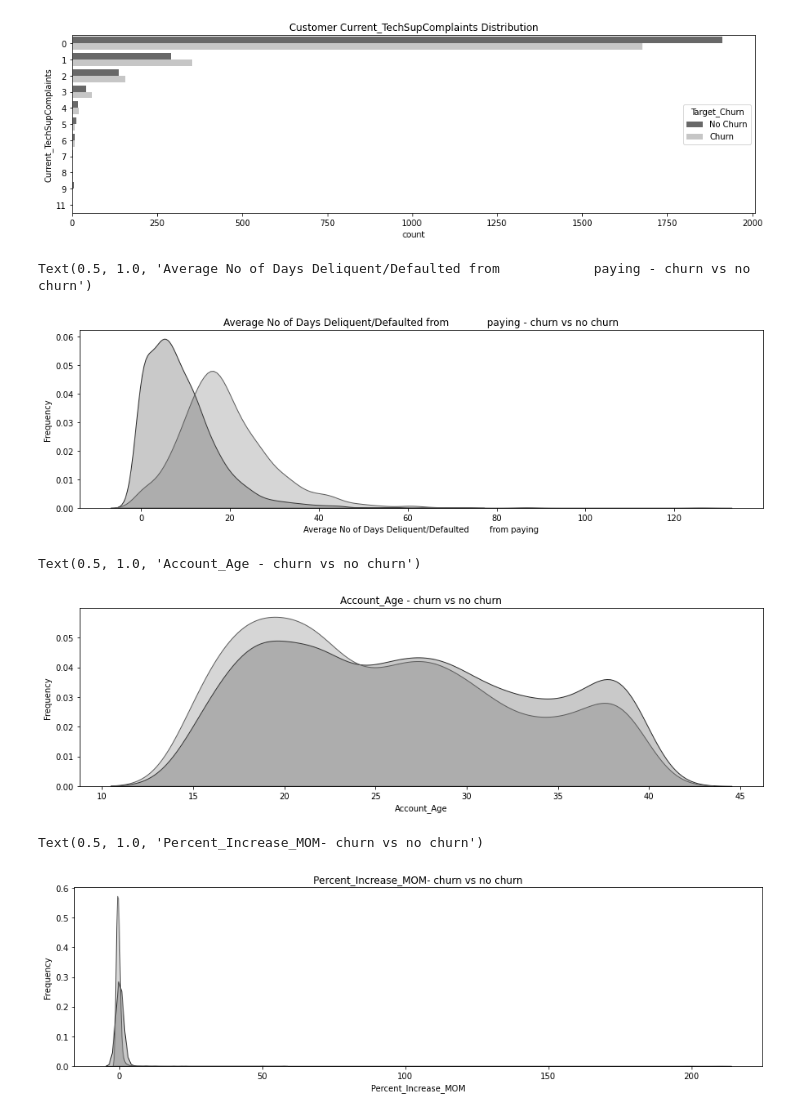
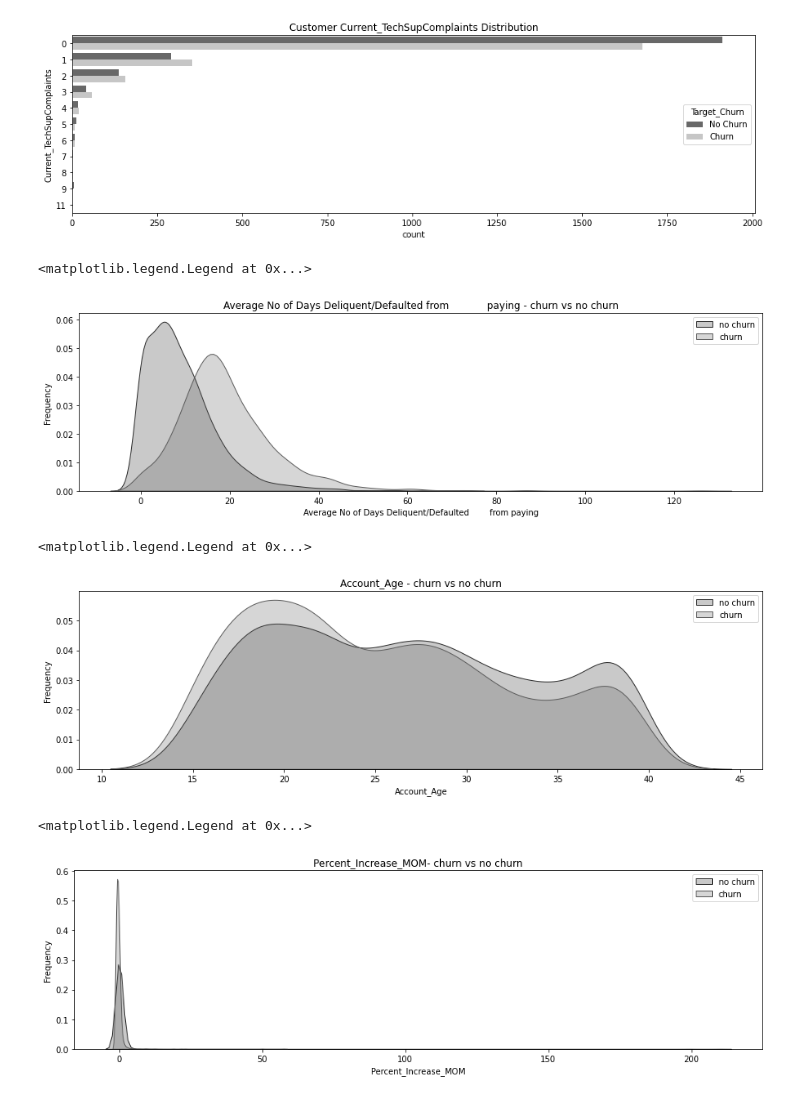
Before and after one commit to PacktPublishing/Data-Science-for-Marketing-Analytics-Second-Edition, a Jupyter notebook: Chapter07/Activity7.01/Activity7.01.ipynb, the cells around one changed output. Drawn from its saved outputs; the diff is of its cells as text; code cells hidden in the pictures.

```diff
--- a/Chapter07/Activity7.01/Activity7.01.ipynb
+++ b/Chapter07/Activity7.01/Activity7.01.ipynb
@@ -52,6 +52,11 @@ memory usage: 551.8+ KB
 # %%
 ## Bonus method for renaming the columns
 data.columns=data.columns.str.replace(' ','_')
+# %%
+# Fix typo in Avg_Hours_WorkOrderOpenned column
+data['Avg_Hours_WorkOrderOpened'] = data['Avg_Hours_WorkOrderOpenned']
+# Let's drop the older column (with typo)
+data.drop(["Avg_Hours_WorkOrderOpenned"],axis=1,inplace=True)
 # %%
 data.columns
 # %% [output]
@@ -240,20 +245,21 @@ Text(0.5, 1.0, 'Customer Current_TechSupComplaints Distribution')
 # %%
 plt.figure(figsize=(15,4))
 ax=sns.kdeplot(data.loc[(data['Target_Code'] == 0), \
                         'Avg_Days_Delinquent'] , \
                color=sns.color_palette("Greys_r")[0],\
                shade=True,label='no churn')
 ax=sns.kdeplot(data.loc[(data['Target_Code'] == 1),\
                         'Avg_Days_Delinquent'] , \
                color=sns.color_palette("Greys_r")[1],\
                shade=True, label='churn')
 ax.set(xlabel='Average No of Days Deliquent/Defaulted \
        from paying', ylabel='Frequency')
 plt.title('Average No of Days Deliquent/Defaulted from \
            paying - churn vs no churn')
+plt.legend()
 # %% [output]
-Text(0.5, 1.0, 'Average No of Days Deliquent/Defaulted from            paying - churn vs no churn')
+<matplotlib.legend.Legend at 0x...>
-[figure, old version]
+[figure, new version]
 # %%
 plt.figure(figsize=(15,4))
 ax=sns.kdeplot(data.loc[(data['Target_Code'] == 0), \
@@ -266,9 +272,10 @@ ax=sns.kdeplot(data.loc[(data['Target_Code'] == 1), \
                shade=True, label='churn')
 ax.set(xlabel='Account_Age', ylabel='Frequency')
 plt.title('Account_Age - churn vs no churn')
+plt.legend()
 # %% [output]
-Text(0.5, 1.0, 'Account_Age - churn vs no churn')
+<matplotlib.legend.Legend at 0x...>
-[figure, old version]
+[figure, new version]
 # %%
 plt.figure(figsize=(15,4))
 ax=sns.kdeplot(data.loc[(data['Target_Code'] == 0), \
@@ -281,6 +288,7 @@ ax=sns.kdeplot(data.loc[(data['Target_Code'] == 1), \
                shade=True, label='churn')
 ax.set(xlabel='Percent_Increase_MOM', ylabel='Frequency')
 plt.title('Percent_Increase_MOM- churn vs no churn')
+plt.legend()
 # %% [output]
-Text(0.5, 1.0, 'Percent_Increase_MOM- churn vs no churn')
+<matplotlib.legend.Legend at 0x...>
-[figure, old version]
+[figure, new version]
```
Also changed, not shown: parts of 3 cells of this notebook.
